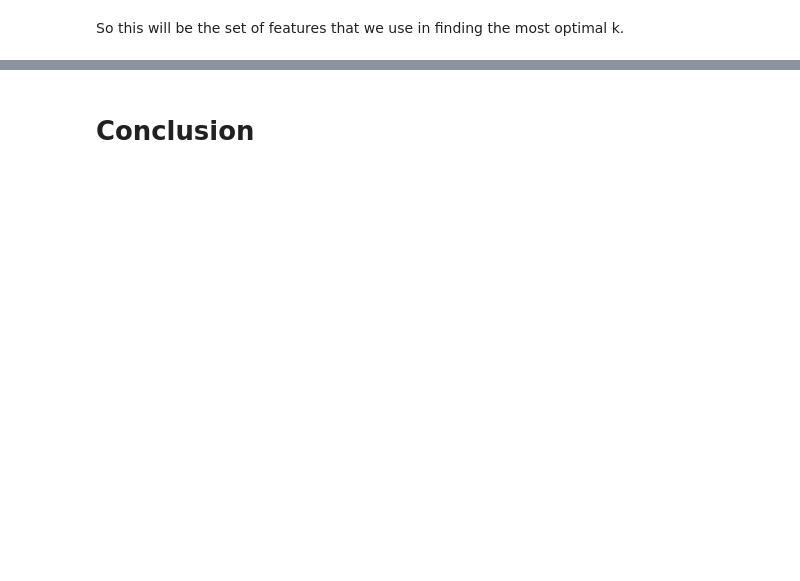
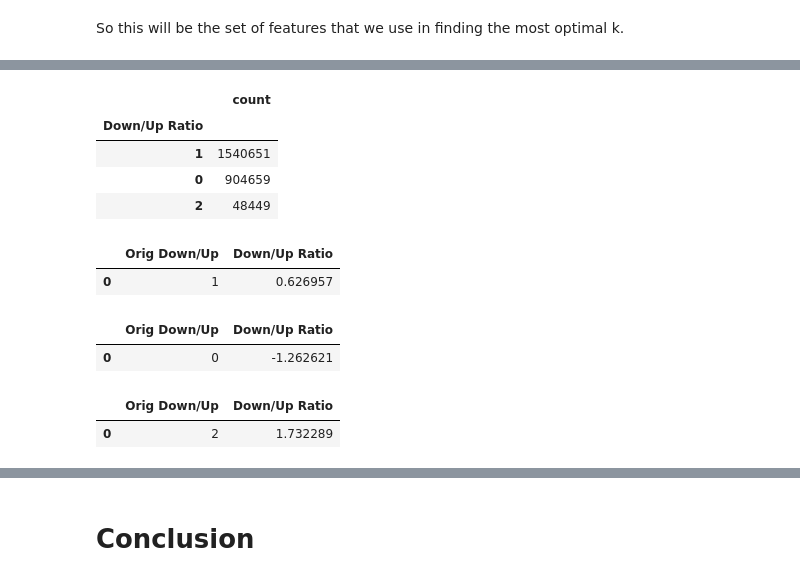
Before and after one commit to Bockslunch/CSCI5502_Taylor_Echeverry_Garfield, a Jupyter notebook: notebooks/03-kmeans-clustering.ipynb, the cells around one changed output, grey strips where cells are left out. Cells and saved outputs as stored; diff of their text form; code cells hidden in the pictures; blank space fills up the shorter version.

```diff
--- a/notebooks/03-kmeans-clustering.ipynb
+++ b/notebooks/03-kmeans-clustering.ipynb
@@ -495,0 +561,26 @@ else:
+# %%
+# Proving that the original transformation process maps only a few down up ratio value back onto the distinction used in clustering.
+test_trans_df = cleanDf[behav_cols]
+
+
+test_trans_df = np.log10(1 + test_trans_df.clip(lower=0))
+test_trans_df = (test_trans_df - test_trans_df.mean()) / test_trans_df.std(ddof=0).replace(0, 1)
+
+test_trans_df['Orig Down/Up'] = cleanDf['Down/Up Ratio']
+
+display(cleanDf.groupby(by='Down/Up Ratio')['Down/Up Ratio'].agg(['count']).sort_values(by="count",ascending=False).head(3))
+display(test_trans_df[test_trans_df['Orig Down/Up'] == 1][['Orig Down/Up','Down/Up Ratio']].head(1).reset_index(drop=True))
+display(test_trans_df[test_trans_df['Orig Down/Up'] == 0][['Orig Down/Up','Down/Up Ratio']].head(1).reset_index(drop=True))
+display(test_trans_df[test_trans_df['Orig Down/Up'] == 2][['Orig Down/Up','Down/Up Ratio']].head(1).reset_index(drop=True))
+# %% [output]
+|  | count |
+| Down/Up Ratio |  |
+| 1 | 1540651 |
+| 0 | 904659 |
+| 2 | 48449 |
+|  | Orig Down/Up | Down/Up Ratio |
+| 0 | 1 | 0.626957 |
+|  | Orig Down/Up | Down/Up Ratio |
+| 0 | 0 | -1.262621 |
+|  | Orig Down/Up | Down/Up Ratio |
+| 0 | 2 | 1.732289 |
```
Also changed, not shown: parts of 23 cells of this notebook.
